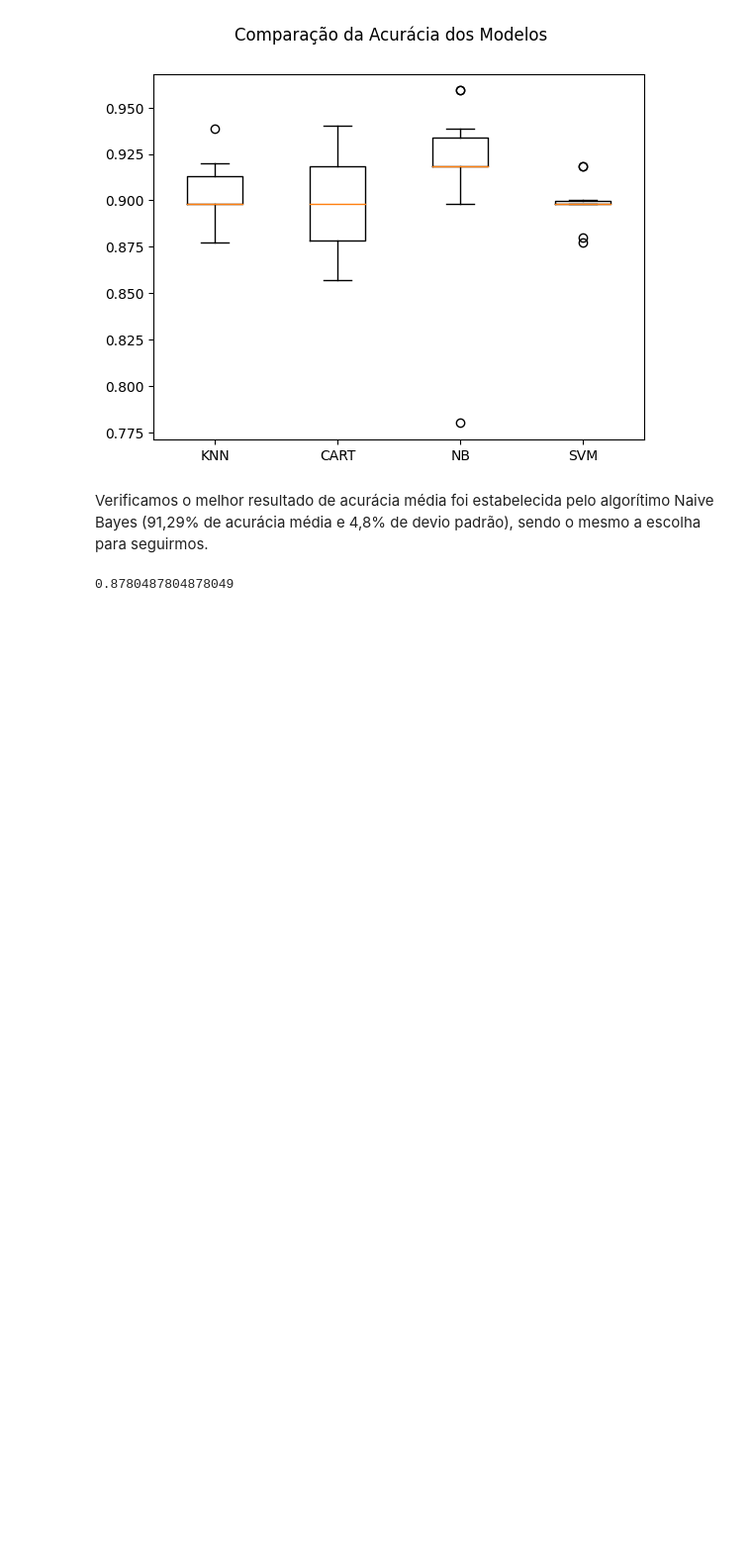
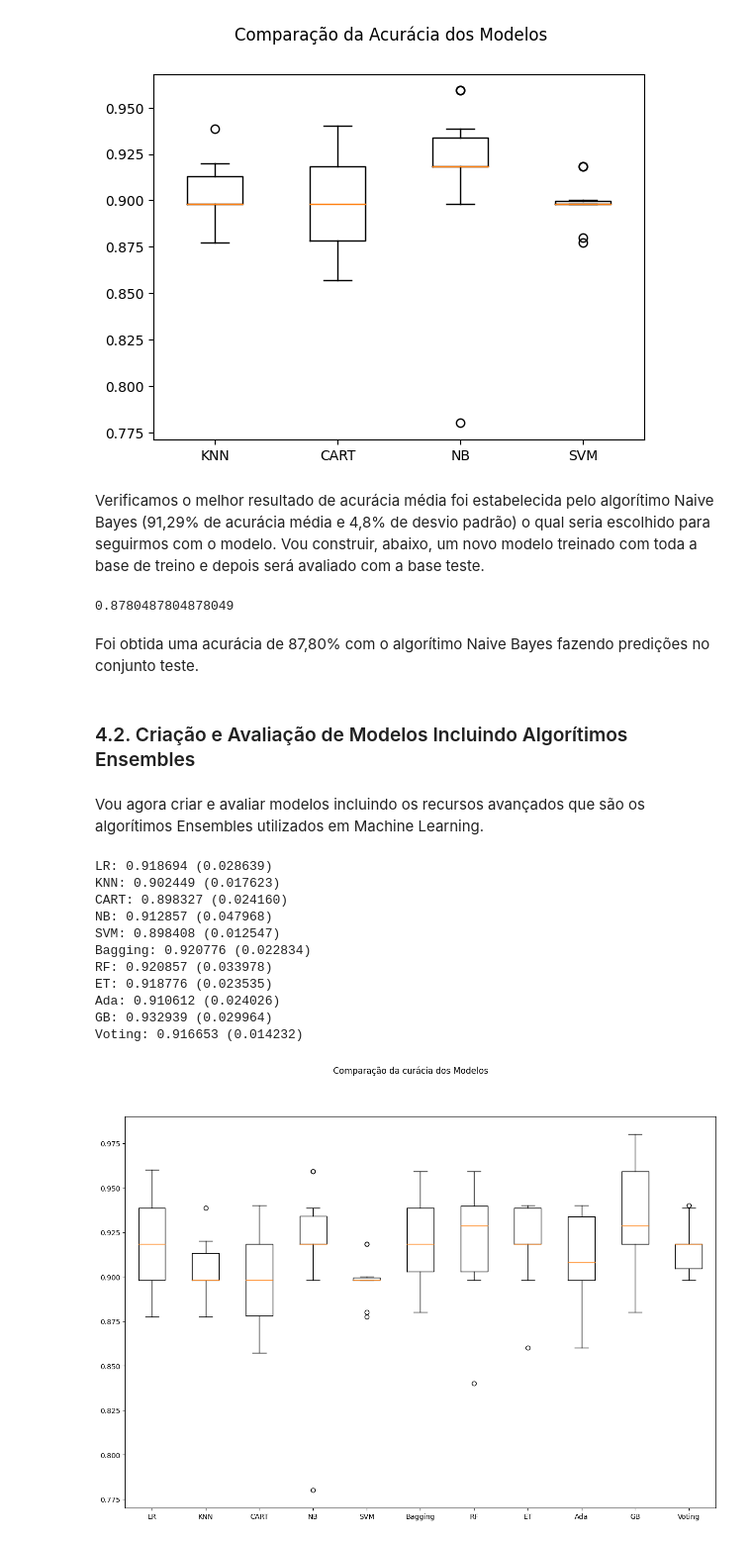
Before and after one commit to joserobertofox/datascience, a Jupyter notebook: MVP2.ipynb, the cells around one changed output. Shown at 99% size. Cells and saved outputs as stored; diff of their text form; code cells hidden in the pictures; blank space fills up the shorter version.

```diff
--- a/MVP2.ipynb
+++ b/MVP2.ipynb
@@ -251,7 +277,7 @@ NB: 0.912857 (0.047968)
 SVM: 0.898408 (0.012547)
 [figure]
 # %% [markdown]
-Verificamos o melhor resultado de acurácia média foi estabelecida pelo algorítimo Naive Bayes (91,29% de acurácia média e 4,8% de devio padrão), sendo o mesmo a escolha para seguirmos.
+Verificamos o melhor resultado de acurácia média foi estabelecida pelo algorítimo Naive Bayes (91,29% de acurácia média e 4,8% de desvio padrão) o qual seria escolhido para seguirmos com o modelo. Vou construir, abaixo, um novo modelo treinado com toda a base de treino e depois será avaliado com a base teste.
 # %%
 # Criando um modelo com todo o conjunto de treino
 model = GaussianNB()
@@ -264,3 +290,74 @@ predictions = model.predict(X_test)
 print(accuracy_score(y_test, predictions))
 # %% [output]
 0.8780487804878049
+# %% [markdown]
+Foi obtida uma acurácia de 87,80% com o algorítimo Naive Bayes fazendo predições no conjunto teste.
+# %% [markdown]
+### 4.2. Criação e Avaliação de Modelos Incluindo Algorítimos Ensembles
+# %% [markdown]
+Vou agora criar e avaliar modelos incluindo os recursos avançados que são os algorítimos Ensembles utilizados em Machine Learning.
+# %%
+np.random.seed(7) # definindo uma semente global
+
+# Listas para armazenar os modelos, os resultados e os nomes dos modelos
+models = []
+results = []
+names = []
+
+# Preparando os modelos com seus respectivos algorítmos e adicionando-os em uma lista
+models.append(('LR', LogisticRegression(max_iter=200)))
+models.append(('KNN', KNeighborsClassifier()))
+models.append(('CART', DecisionTreeClassifier()))
+models.append(('NB', GaussianNB()))
+models.append(('SVM', SVC()))
+
+# Definindo os parâmetros do classificador base para o BaggingClassifier (Cria vários modelos de um mesmo algorítimo, neste caso será utilizado a Árvore de Classificação)
+base = DecisionTreeClassifier()
+num_trees = 100
+max_features = 3
+
+# Criando os modelos para o VotingClassifier - O Voting combina predições de modelos, neste caso utilizaremos 3 : Regressão Logística,  Árvore de Classificação e SVC
+bases = []
+model1 = LogisticRegression(max_iter=200)
+bases.append(('logistic', model1))
+model2 = DecisionTreeClassifier()
+bases.append(('cart', model2))
+model3 = SVC()
+bases.append(('svm', model3))
+
+# Criando os ensembles e adicionando-os na lista de modelos
+models.append(('Bagging', BaggingClassifier(base_estimator=base, n_estimators=num_trees)))
+models.append(('RF', RandomForestClassifier(n_estimators=num_trees, max_features=max_features)))
+models.append(('ET', ExtraTreesClassifier(n_estimators=num_trees, max_features=max_features)))
+models.append(('Ada', AdaBoostClassifier(n_estimators=num_trees)))
+models.append(('GB', GradientBoostingClassifier(n_estimators=num_trees)))
+models.append(('Voting', VotingClassifier(bases)))
+
+# Avaliando um modelo de cada vez
+for name, model in models:
+    cv_results = cross_val_score(model, X_train, y_train, cv=kfold, scoring=scoring)
+    results.append(cv_results)
+    names.append(name)
+    msg = "%s: %f (%f)" % (name, cv_results.mean(), cv_results.std()) # média e desvio padrão dos 10 resultados da validação cruzada
+    print(msg)
+
+# Boxplot de comparação dos modelos
+fig = plt.figure(figsize=(15,10))
+fig.suptitle('Comparação da curácia dos Modelos')
+ax = fig.add_subplot(111)
+plt.boxplot(results)
+ax.set_xticklabels(names)
+plt.show()
+# %% [output]
+LR: 0.918694 (0.028639)
+KNN: 0.902449 (0.017623)
+CART: 0.898327 (0.024160)
+NB: 0.912857 (0.047968)
+SVM: 0.898408 (0.012547)
+Bagging: 0.920776 (0.022834)
+RF: 0.920857 (0.033978)
+ET: 0.918776 (0.023535)
+Ada: 0.910612 (0.024026)
+GB: 0.932939 (0.029964)
+Voting: 0.916653 (0.014232)
+[figure, added]
```
Also changed, not shown: parts of 11 cells of this notebook.
